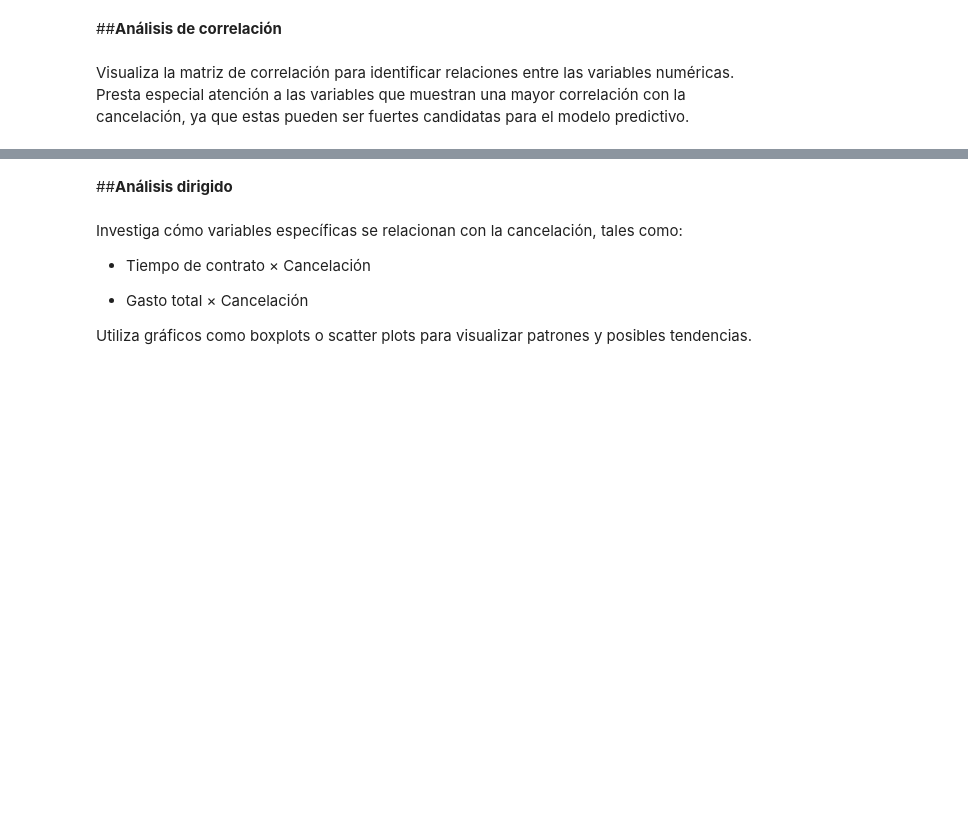
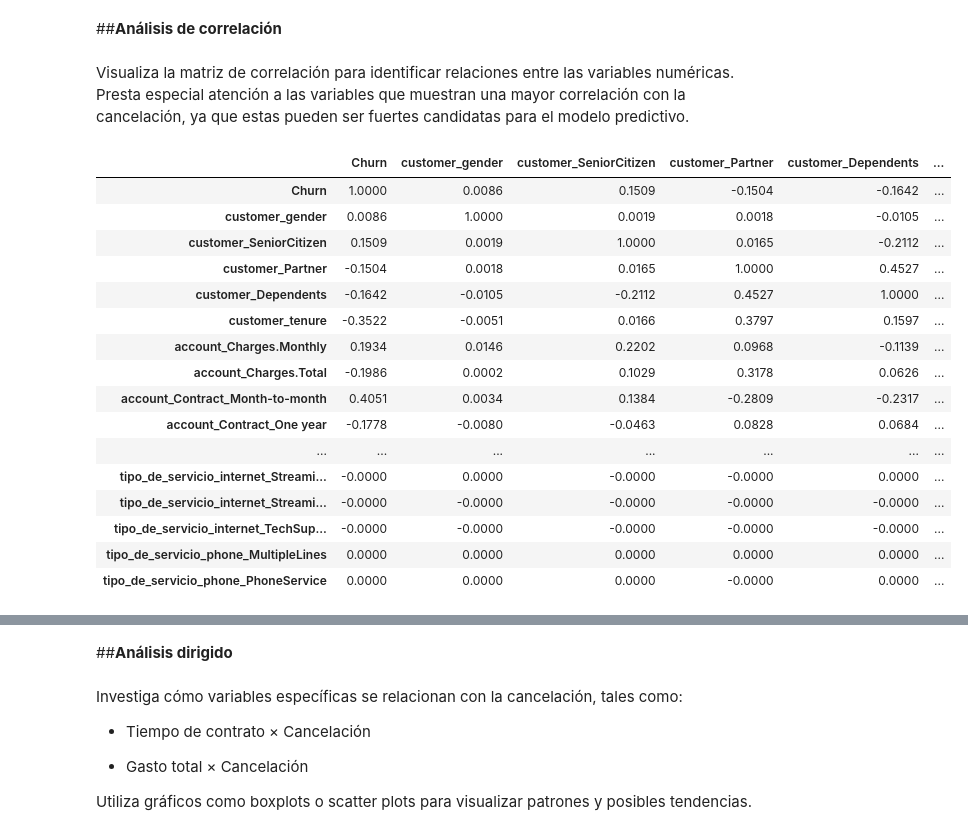
Before and after one commit to Nore-gibhub/Challenge3_TelecomX_part2, a Jupyter notebook: challenge3.ipynb, the cells around one changed output, grey strips where cells are left out. Saved outputs shown, nothing was run; the diff lists cells and outputs as text; code cells hidden in the pictures; blank space fills up the shorter version.

```diff
--- a/challenge3.ipynb
+++ b/challenge3.ipynb
@@ -221,3 +221,23 @@ Evalúa la necesidad de normalizar o estandarizar los datos, según los modelos
 
 
 Visualiza la matriz de correlación para identificar relaciones entre las variables numéricas. Presta especial atención a las variables que muestran una mayor correlación con la cancelación, ya que estas pueden ser fuertes candidatas para el modelo predictivo.
+# %%
+datos_codif.corr().round(4)
+# %% [output]
+|  | Churn | customer_gender | customer_SeniorCitizen | customer_Partner | customer_Dependents | ... |
+| Churn | 1.0000 | 0.0086 | 0.1509 | -0.1504 | -0.1642 | ... |
+| customer_gender | 0.0086 | 1.0000 | 0.0019 | 0.0018 | -0.0105 | ... |
+| customer_SeniorCitizen | 0.1509 | 0.0019 | 1.0000 | 0.0165 | -0.2112 | ... |
+| customer_Partner | -0.1504 | 0.0018 | 0.0165 | 1.0000 | 0.4527 | ... |
+| customer_Dependents | -0.1642 | -0.0105 | -0.2112 | 0.4527 | 1.0000 | ... |
+| customer_tenure | -0.3522 | -0.0051 | 0.0166 | 0.3797 | 0.1597 | ... |
+| account_Charges.Monthly | 0.1934 | 0.0146 | 0.2202 | 0.0968 | -0.1139 | ... |
+| account_Charges.Total | -0.1986 | 0.0002 | 0.1029 | 0.3178 | 0.0626 | ... |
+| account_Contract_Month-to-month | 0.4051 | 0.0034 | 0.1384 | -0.2809 | -0.2317 | ... |
+| account_Contract_One year | -0.1778 | -0.0080 | -0.0463 | 0.0828 | 0.0684 | ... |
+| ... | ... | ... | ... | ... | ... | ... |
+| tipo_de_servicio_internet_Streami... | -0.0000 | 0.0000 | -0.0000 | -0.0000 | 0.0000 | ... |
+| tipo_de_servicio_internet_Streami... | -0.0000 | -0.0000 | -0.0000 | -0.0000 | -0.0000 | ... |
+| tipo_de_servicio_internet_TechSup... | -0.0000 | -0.0000 | -0.0000 | -0.0000 | -0.0000 | ... |
+| tipo_de_servicio_phone_MultipleLines | 0.0000 | 0.0000 | 0.0000 | 0.0000 | 0.0000 | ... |
+| tipo_de_servicio_phone_PhoneService | 0.0000 | 0.0000 | 0.0000 | -0.0000 | 0.0000 | ... |
```
Also changed, not shown: parts of 1 cell of this notebook.
